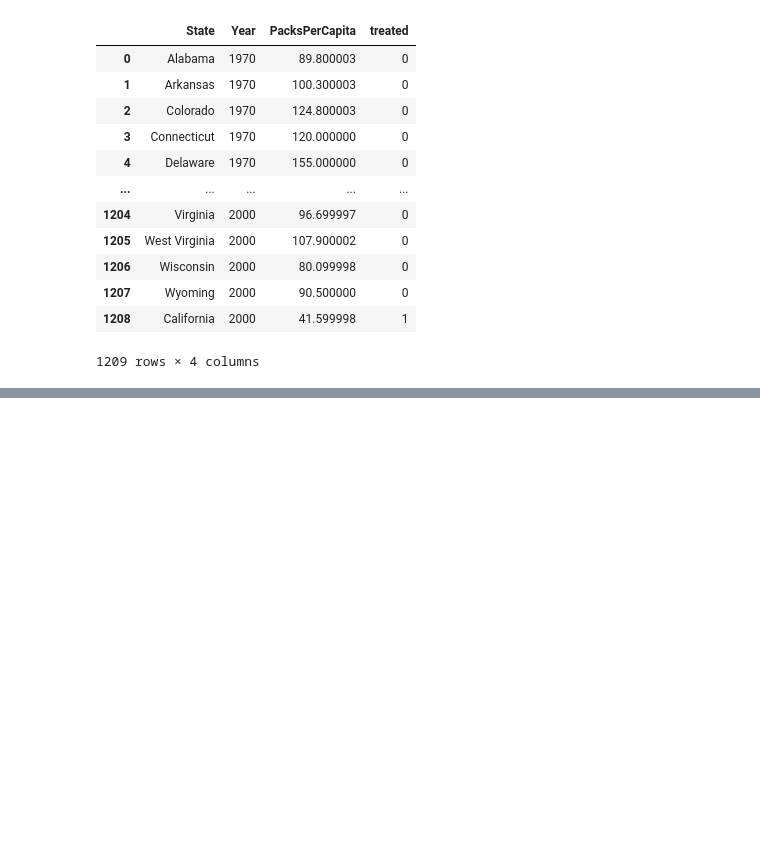
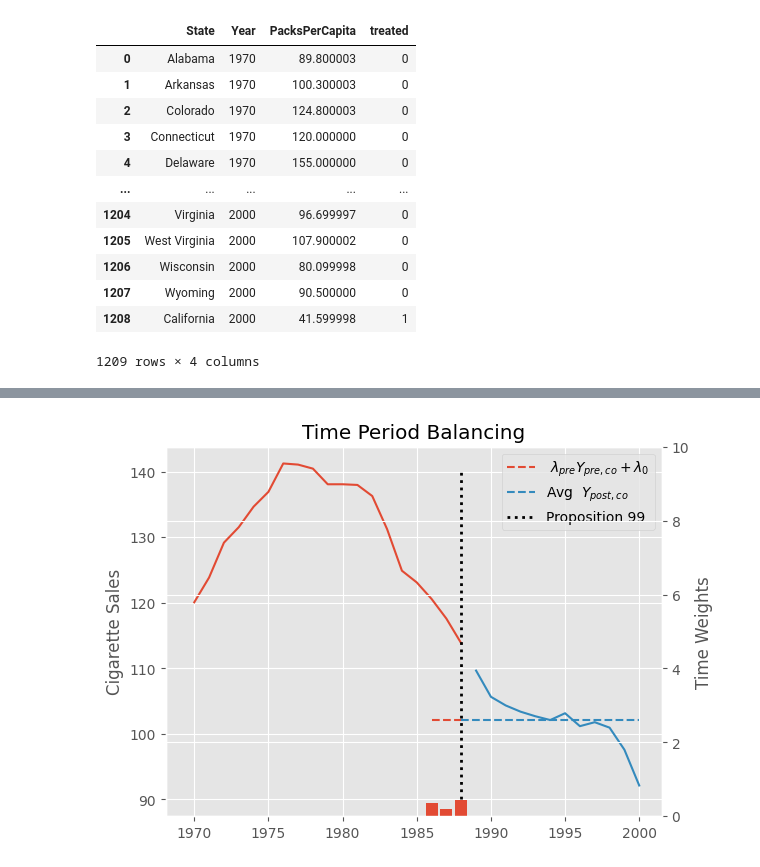
Before and after one commit to austinkennedy/crypto, a Jupyter notebook: code/sdid_python.ipynb, the cells around one changed output, grey strips where cells are left out. Cells and saved outputs as stored; diff of their text form; code cells hidden in the pictures; blank space fills up the shorter version.

```diff
--- a/code/sdid_python.ipynb
+++ b/code/sdid_python.ipynb
@@ -51,0 +92,6 @@ cali_data
+# %%
+data = (pd.read_csv("../temporary/smoking.csv")[["state", "year", "cigsale", "california", "after_treatment"]]
+        .rename(columns={"california": "treated"})
+        .replace({"state": {3: "california"}}))
+
+data.head()
@@ -51,0 +146,10 @@ cali_data
+# %%
+
+time_weights = fit_time_weights(data,
+                                outcome_col="cigsale",
+                                year_col="year",
+                                state_col="state",
+                                treat_col="treated",
+                                post_col="after_treatment")
+
+time_weights.round(3).tail()
@@ -51,0 +181,25 @@ cali_data
+# %%
+
+fig = plt.figure()
+ax = fig.add_subplot(111)
+
+ax.plot(data.query("~treated").query("~after_treatment").groupby("year")["cigsale"].mean())
+ax.plot(data.query("~treated").query("after_treatment").groupby("year")["cigsale"].mean())
+
+intercept = -15.023877689807628
+ax.hlines((data.query("~treated").query("~after_treatment").groupby("year")["cigsale"].mean() * time_weights).sum() - 15, 1986, 1988,
+          color="C0", ls="dashed", label=""" $\lambda_{pre} Y_{pre, co} + \lambda_0$""")
+ax.hlines(data.query("~treated").query("after_treatment").groupby("year")["cigsale"].mean().mean(), 1988, 2000,
+          color="C1", ls="dashed", label="""Avg  $Y_{post, co}$""")
+ax.vlines(x=1988, ymin=90, ymax=140, linestyle=":", lw=2, label="Proposition 99", color="black")
+plt.legend()
+
+plt.title("Time Period Balancing")
+plt.ylabel("Cigarette Sales");
+
+ax2 = ax.twinx()
+ax2.bar(time_weights.index, time_weights, label="$\lambda$")
+ax2.set_ylim(0,10)
+ax2.set_ylabel("Time Weights");
+# %% [output]
+[figure, added]
```
Also changed, not shown: parts of 39 cells of this notebook.
